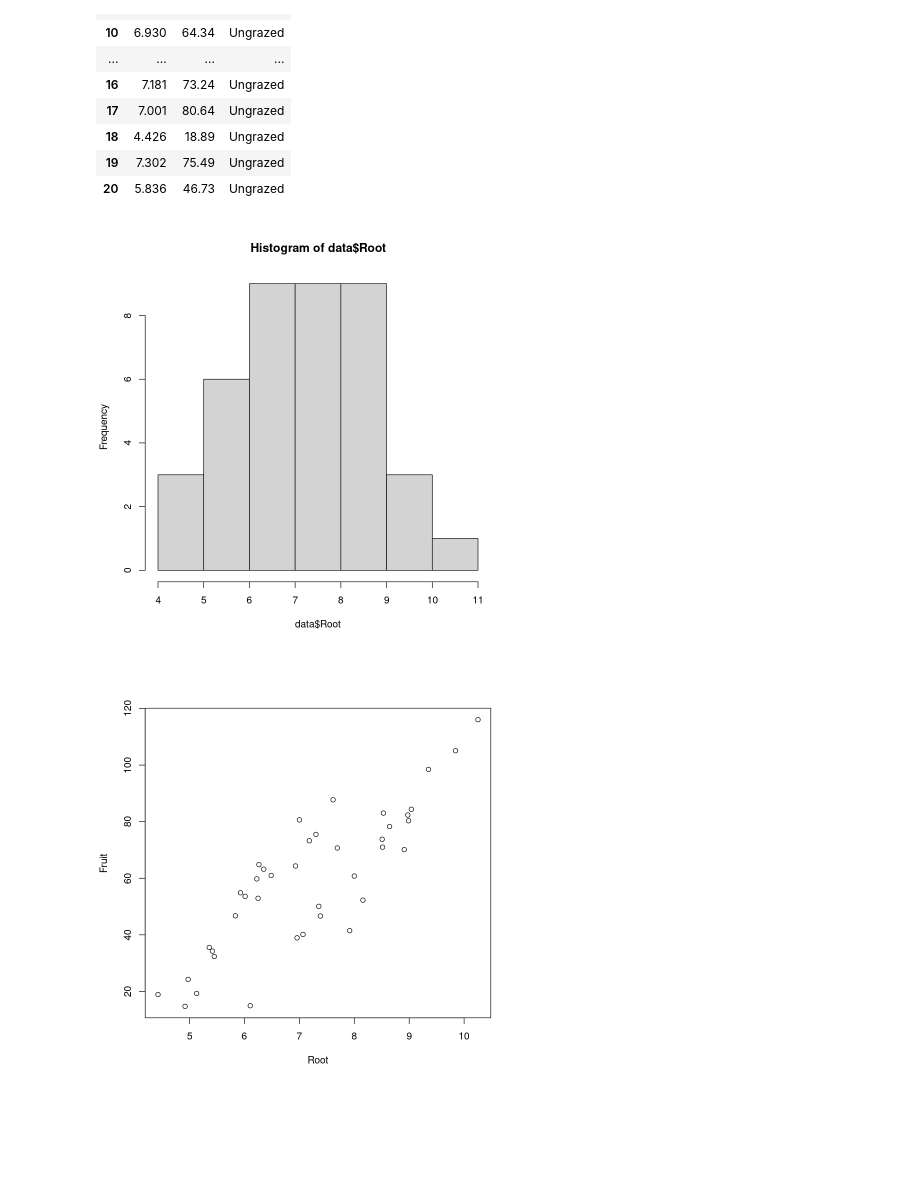
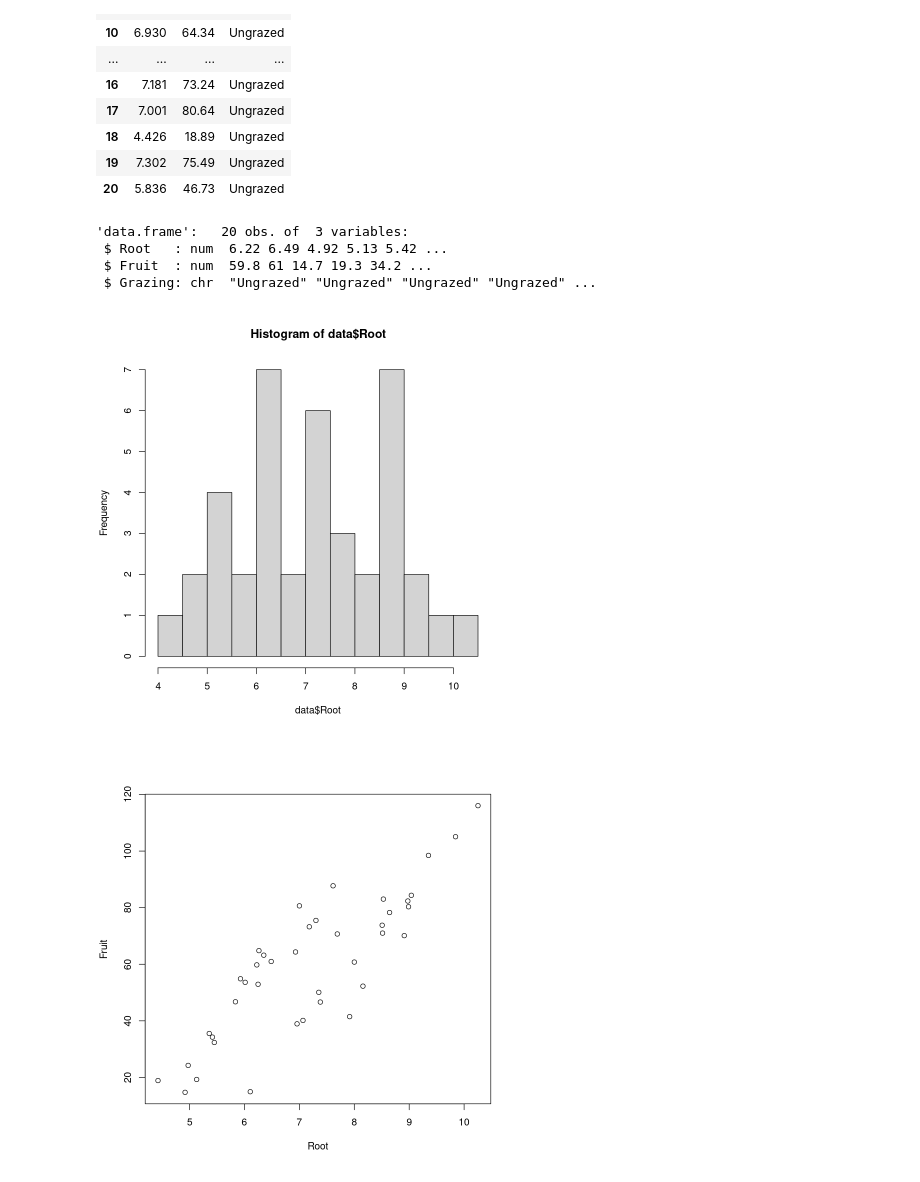
Before and after one commit to JaimeMAnayaRojas/Intro_Bayesian_Stats, a Jupyter notebook: Getting_started/02 - Getting data into R and manipulating.ipynb, the cells around one changed output. Cells and saved outputs as stored; diff of their text form; code cells hidden in the pictures; blank space fills up the shorter version.

```diff
--- a/Getting_started/02 - Getting data into R and manipulating.ipynb
+++ b/Getting_started/02 - Getting data into R and manipulating.ipynb
@@ -178,7 +204,14 @@ A data.frame: 20 × 3
+# %%
+str(ungraz_df)
+# %% [output]
+'data.frame':   20 obs. of  3 variables:
+ $ Root   : num  6.22 6.49 4.92 5.13 5.42 ...
+ $ Fruit  : num  59.8 61 14.7 19.3 34.2 ...
+ $ Grazing: chr  "Ungrazed" "Ungrazed" "Ungrazed" "Ungrazed" ...
 # %%
 # Plot your data to see if things are fine
 
-hist(data$Root, breaks= 5)
+hist(data$Root, breaks= 10)
 # %% [output]
-[figure, old version]
+[figure, new version]
 # %%
```
Also changed, not shown: parts of 19 cells of this notebook.
